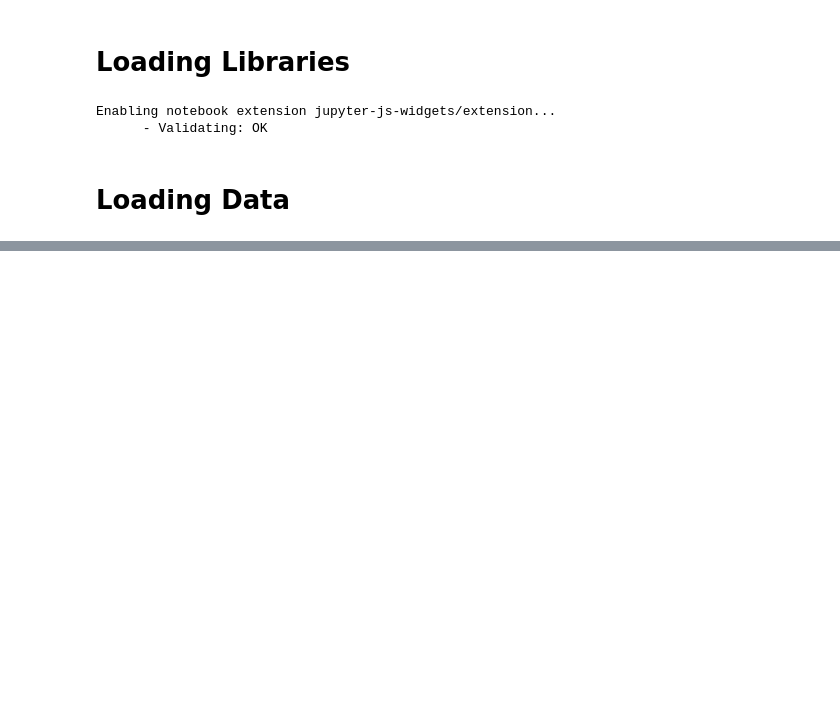
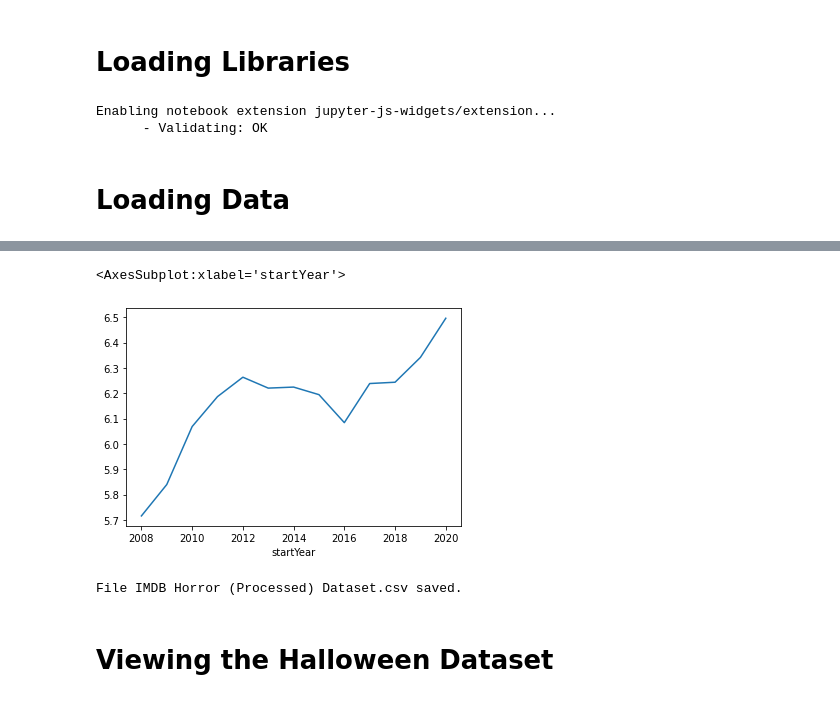
Before and after one commit to radroid/trick-or-treat-visualization, a Jupyter notebook: trick_or_treat_eda.ipynb, the cells around one changed output, grey strips where cells are left out. Saved outputs shown, nothing was run; the diff lists cells and outputs as text; code cells hidden in the pictures; blank space fills up the shorter version.

```diff
--- a/trick_or_treat_eda.ipynb
+++ b/trick_or_treat_eda.ipynb
@@ -55,0 +321,15 @@ AttributeError: ignored
+# %%
+# Plotting average rating of horror movies over the years
+imdb_horror_df2.groupby("startYear").mean()["averageRating"].plot();
+# %% [output]
+<AxesSubplot:xlabel='startYear'>
+[figure, added]
+# %%
+# Saving the horror movies dataset
+new_filename = "IMDB Horror (Processed) Dataset.csv"
+imdb_horror_df2.to_csv(os.path.join(data_dir, new_filename))
+print(f"File {new_filename} saved.")
+# %% [output]
+File IMDB Horror (Processed) Dataset.csv saved.
+# %% [markdown]
+# Viewing the Halloween Dataset
```
Also changed, not shown: parts of 37 cells of this notebook.
